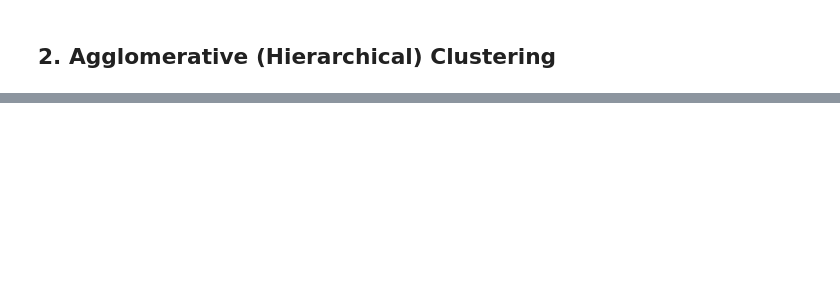
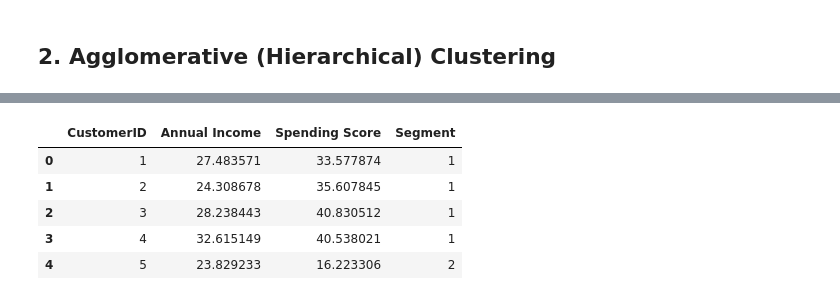
Before and after one commit to shashikant-ds636/easycluster, a Jupyter notebook: examples/clustereasy_quickstart.ipynb, the cells around one changed output, grey strips where cells are left out. Saved outputs shown, nothing was run; the diff lists cells and outputs as text; code cells hidden in the pictures; blank space fills up the shorter version.

```diff
--- a/examples/clustereasy_quickstart.ipynb
+++ b/examples/clustereasy_quickstart.ipynb
@@ -45,0 +109,10 @@ cluster.evaluate()  # no inertia for Agglomerative — not a native attribute
+# %%
+labeled_df = cluster.get_clustered_data(column_name="Segment")
+labeled_df.head()
+# %% [output]
+|  | CustomerID | Annual Income | Spending Score | Segment |
+| 0 | 1 | 27.483571 | 33.577874 | 1 |
+| 1 | 2 | 24.308678 | 35.607845 | 1 |
+| 2 | 3 | 28.238443 | 40.830512 | 1 |
+| 3 | 4 | 32.615149 | 40.538021 | 1 |
+| 4 | 5 | 23.829233 | 16.223306 | 2 |
```
Also changed, not shown: parts of 9 cells of this notebook.
